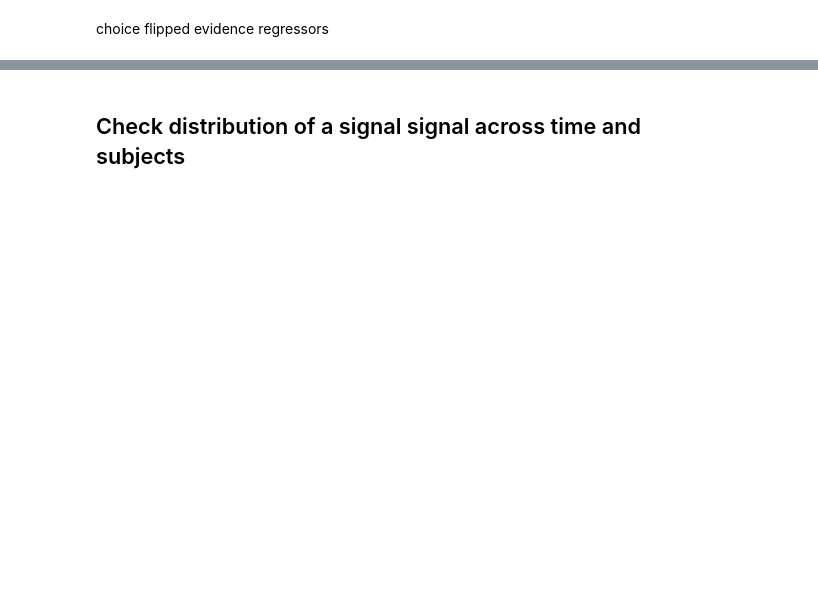
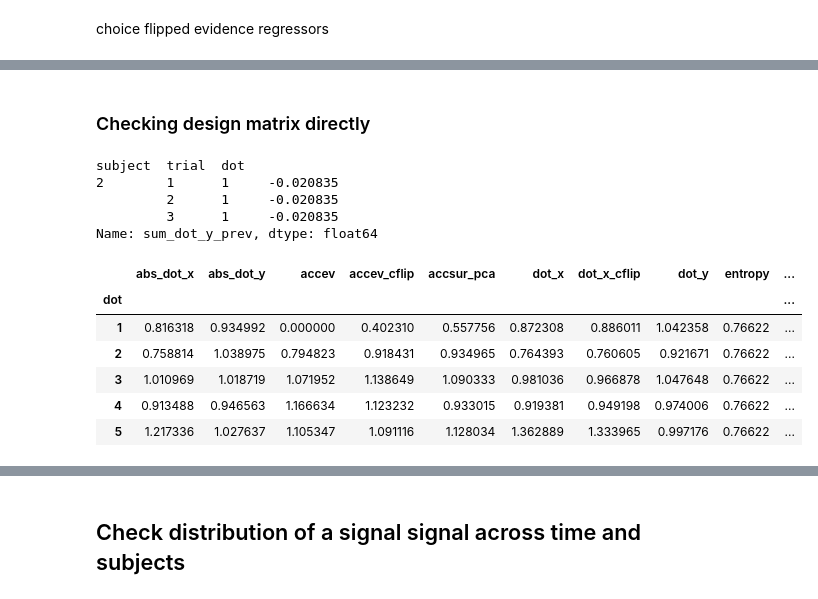
Before and after one commit to sbitzer/BeeMEG, a Jupyter notebook: MEG_sequential.ipynb, the cells around one changed output, grey strips where cells are left out. Drawn from its saved outputs; the diff is of its cells as text; code cells hidden in the pictures; blank space fills up the shorter version.

```diff
--- a/MEG_sequential.ipynb
+++ b/MEG_sequential.ipynb
@@ -228,0 +299,2 @@ plot_minmax_regressors(second_level, ['dot_x', 'dot_x_cflip', 'accev_cflip'],
+# %% [markdown]
+### Checking design matrix directly
@@ -228,0 +357,18 @@ plot_minmax_regressors(second_level, ['dot_x', 'dot_x_cflip', 'accev_cflip'],
+# %%
+DM.loc[(2, slice(1, 3), 1), 'sum_dot_y_prev']
+# %% [output]
+subject  trial  dot
+2        1      1     -0.020835
+         2      1     -0.020835
+         3      1     -0.020835
+Name: sum_dot_y_prev, dtype: float64
+# %%
+DM.loc[2].std(level='dot')
+# %% [output]
+|  | abs_dot_x | abs_dot_y | accev | accev_cflip | accsur_pca | dot_x | dot_x_cflip | dot_y | entropy | ... |
+| dot |  |  |  |  |  |  |  |  |  | ... |
+| 1 | 0.816318 | 0.934992 | 0.000000 | 0.402310 | 0.557756 | 0.872308 | 0.886011 | 1.042358 | 0.76622 | ... |
+| 2 | 0.758814 | 1.038975 | 0.794823 | 0.918431 | 0.934965 | 0.764393 | 0.760605 | 0.921671 | 0.76622 | ... |
+| 3 | 1.010969 | 1.018719 | 1.071952 | 1.138649 | 1.090333 | 0.981036 | 0.966878 | 1.047648 | 0.76622 | ... |
+| 4 | 0.913488 | 0.946563 | 1.166634 | 1.123232 | 0.933015 | 0.919381 | 0.949198 | 0.974006 | 0.76622 | ... |
+| 5 | 1.217336 | 1.027637 | 1.105347 | 1.091116 | 1.128034 | 1.362889 | 1.333965 | 0.997176 | 0.76622 | ... |
```
Also changed, not shown: parts of 32 cells of this notebook, 1 other file.
